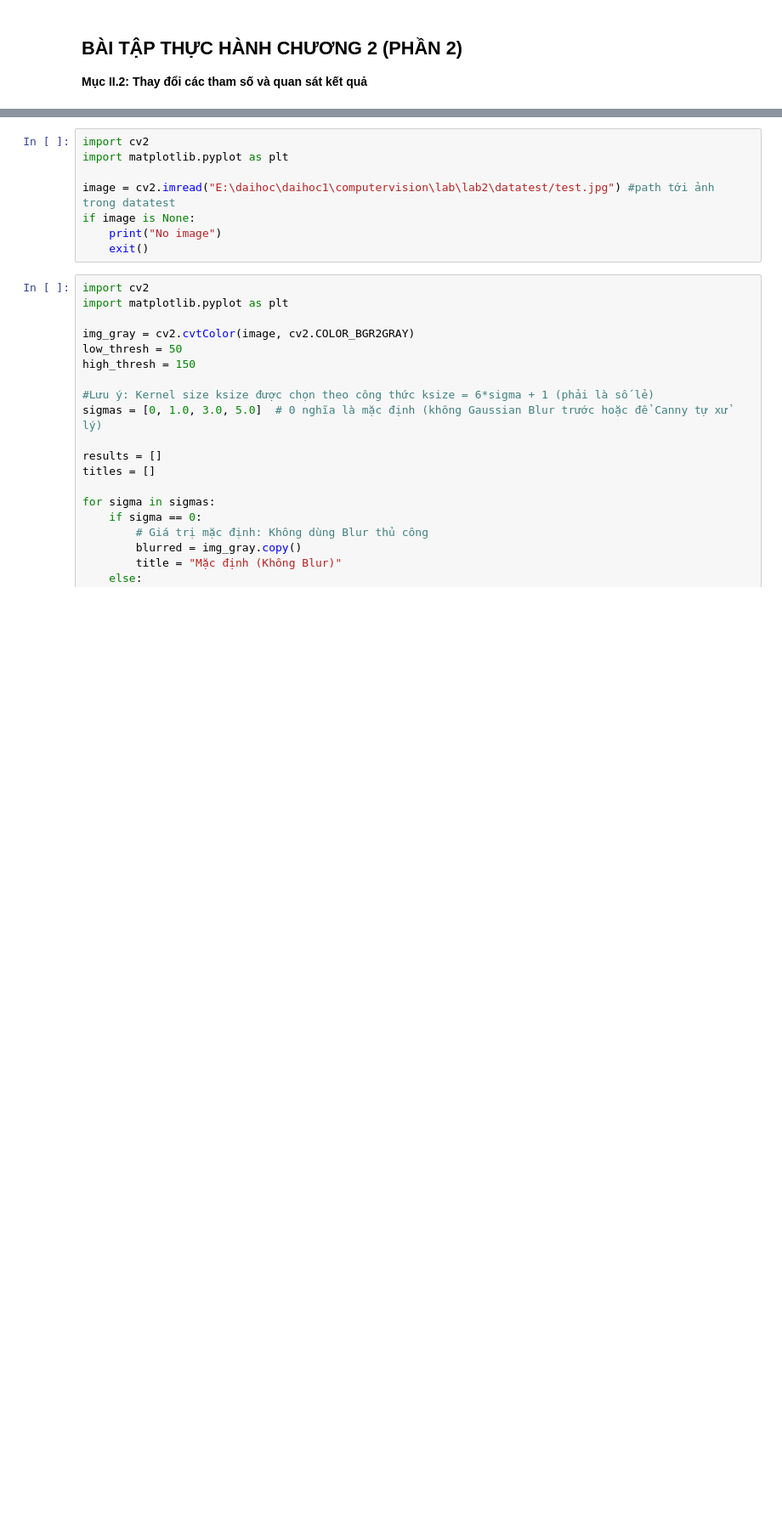
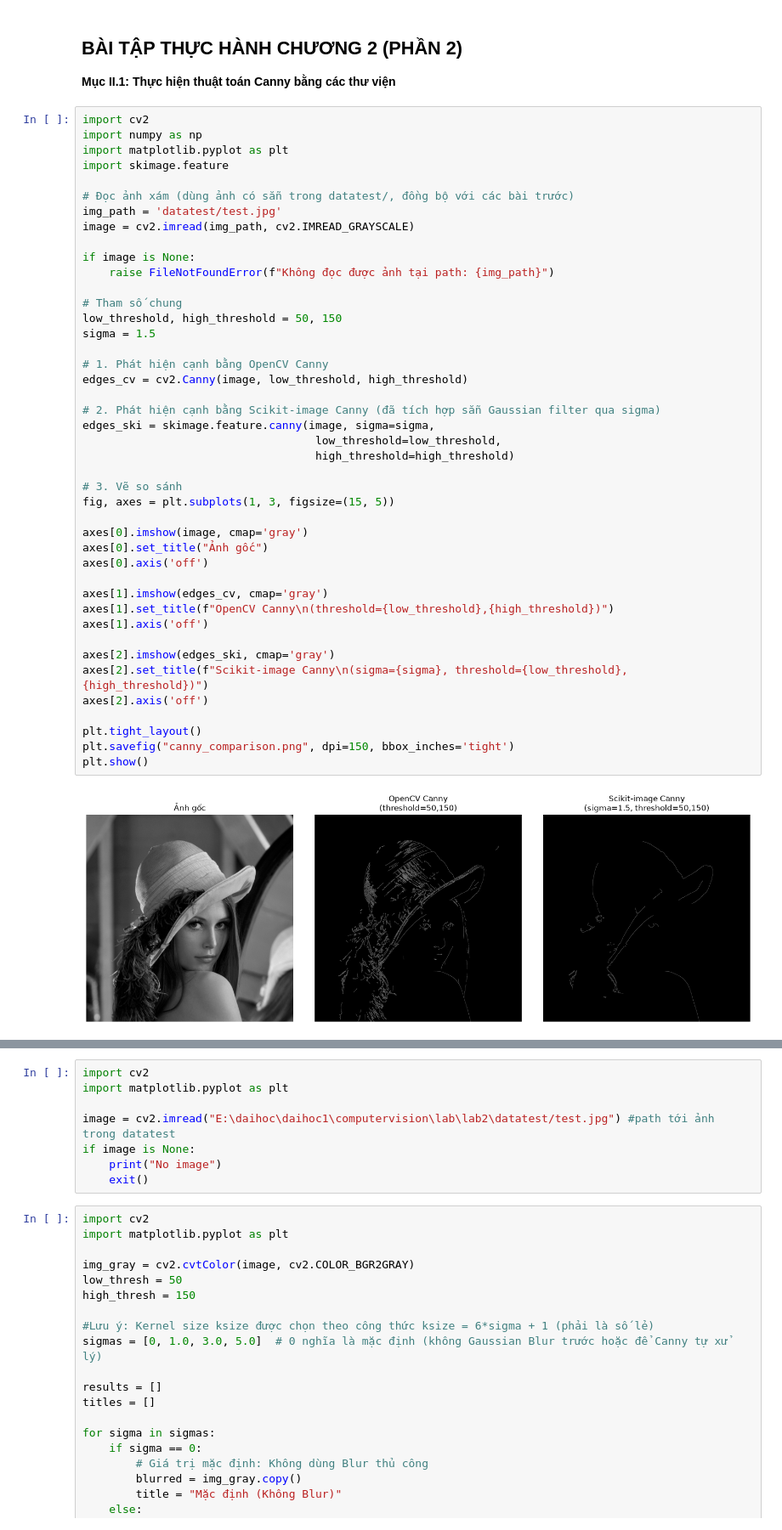
Before and after one commit to NappoLeeShi/computer_vision, a Jupyter notebook: lab2/lab2_part2.ipynb, the cells around one changed output, grey strips where cells are left out. Shown at 85% size. Saved outputs shown, nothing was run; the diff lists cells and outputs as text; blank space fills up the shorter version.

Commit message:
lab2part2  II - Phat hien canh Canny OpenCV va Scikit-image

```diff
--- a/lab2/lab2_part2.ipynb
+++ b/lab2/lab2_part2.ipynb
@@ -1,3 +1,48 @@
 # %% [markdown]
 ## BÀI TẬP THỰC HÀNH CHƯƠNG 2 (PHẦN 2)
-**Mục II.2: Thay đổi các tham số và quan sát kết quả**
+**Mục II.1: Thực hiện thuật toán Canny bằng các thư viện**
+# %%
+import cv2
+import numpy as np
+import matplotlib.pyplot as plt
+import skimage.feature
+
+# Đọc ảnh xám (dùng ảnh có sẵn trong datatest/, đồng bộ với các bài trước)
+img_path = 'datatest/test.jpg'
+image = cv2.imread(img_path, cv2.IMREAD_GRAYSCALE)
+
+if image is None:
+    raise FileNotFoundError(f"Không đọc được ảnh tại path: {img_path}")
+
+# Tham số chung
+low_threshold, high_threshold = 50, 150
+sigma = 1.5
+
+# 1. Phát hiện cạnh bằng OpenCV Canny
+edges_cv = cv2.Canny(image, low_threshold, high_threshold)
+
+# 2. Phát hiện cạnh bằng Scikit-image Canny (đã tích hợp sẵn Gaussian filter qua sigma)
+edges_ski = skimage.feature.canny(image, sigma=sigma,
+                                   low_threshold=low_threshold,
+                                   high_threshold=high_threshold)
+
+# 3. Vẽ so sánh
+fig, axes = plt.subplots(1, 3, figsize=(15, 5))
+
+axes[0].imshow(image, cmap='gray')
+axes[0].set_title("Ảnh gốc")
+axes[0].axis('off')
+
+axes[1].imshow(edges_cv, cmap='gray')
+axes[1].set_title(f"OpenCV Canny\n(threshold={low_threshold},{high_threshold})")
+axes[1].axis('off')
+
+axes[2].imshow(edges_ski, cmap='gray')
+axes[2].set_title(f"Scikit-image Canny\n(sigma={sigma}, threshold={low_threshold},{high_threshold})")
+axes[2].axis('off')
+
+plt.tight_layout()
+plt.savefig("canny_comparison.png", dpi=150, bbox_inches='tight')
+plt.show()
+# %% [output]
+[figure, added]
```
Also changed, not shown: parts of 1 cell of this notebook, 2 other files.
